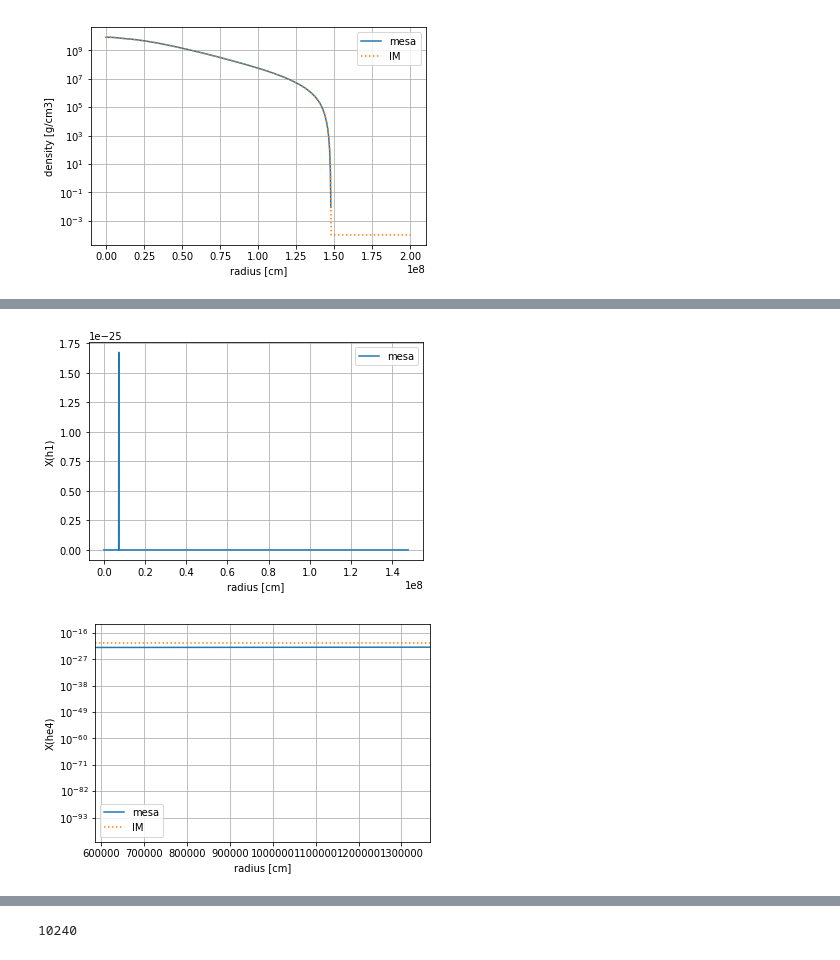
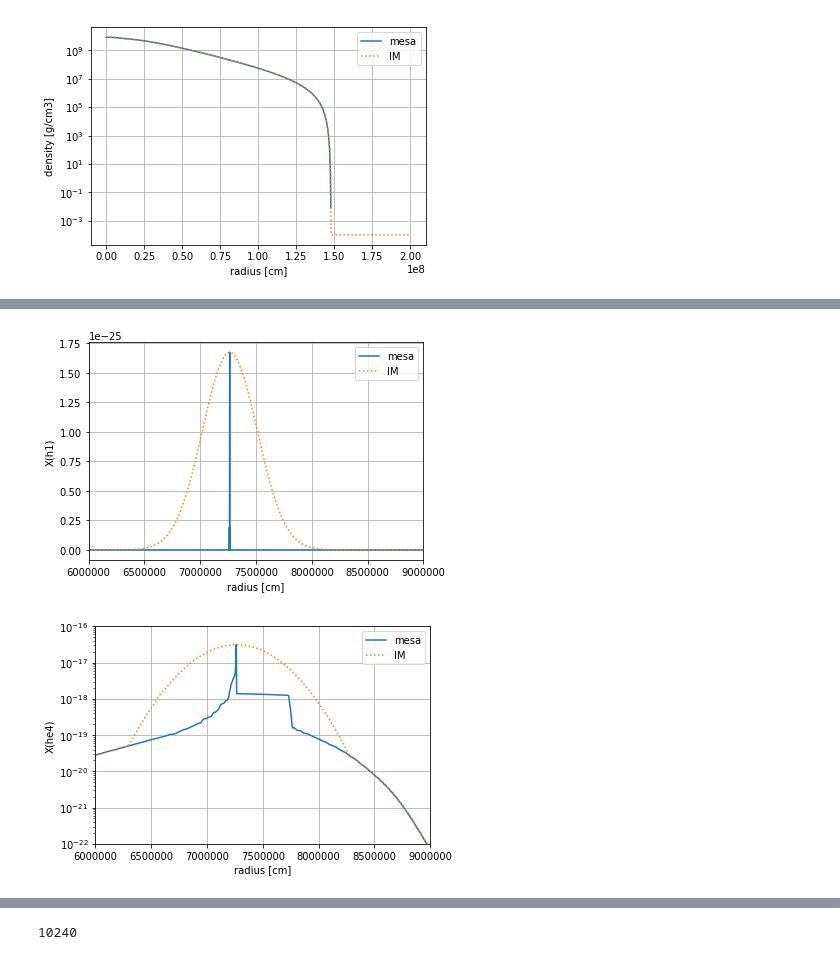
Before and after one commit to XinlongSBU/xinlong_file, a Jupyter notebook: initial-model_prepare/compare_initial-model_MESA.ipynb, the cells around one changed output, grey strips where cells are left out. Drawn from its saved outputs; the diff is of its cells as text; code cells hidden in the pictures.

```diff
--- a/initial-model_prepare/compare_initial-model_MESA.ipynb
+++ b/initial-model_prepare/compare_initial-model_MESA.ipynb
@@ -244,18 +241,19 @@ plt.show()
 # %%
 element = 'h1'
 
 y_axis = np.array(a[element])
 
 plt.plot(radius*r_sun,y_axis,label='mesa')
-#plt.plot(np.array(df['radius']),np.array(df[element]),':',label='IM')
+plt.plot(np.array(df['radius']),np.array(df[element]),':',label='IM')
 
 plt.xlabel("radius [cm]")
 plt.ylabel("X("+element+")")
+plt.xlim(6e6,9e6)
 plt.grid()
 plt.legend()
 plt.savefig("X(h1).png")
 # %% [output]
-[figure, old version]
+[figure, new version]
 # %%
 element = 'he4'
 
@@ -266,14 +264,14 @@ plt.semilogy(np.array(df['radius']),np.array(df[element]),':',label='IM')
 
 plt.xlabel("radius [cm]")
 plt.ylabel("X("+element+")")
-#plt.xlim(7.2e6,7.8e6)
-#plt.ylim(1e-19,1e-16)
-plt.xlim(585937.5,1367187.5)
+plt.xlim(6e6,9e6)
+plt.ylim(1e-22,1e-16)
+#plt.xlim(585937.5,1367187.5)
 plt.grid()
 plt.legend()
 plt.show()
 # %% [output]
-[figure, old version]
+[figure, new version]
 # %%
 element = 'he4'
 
```
Also changed, not shown: parts of 19 cells of this notebook, 13 other files.
